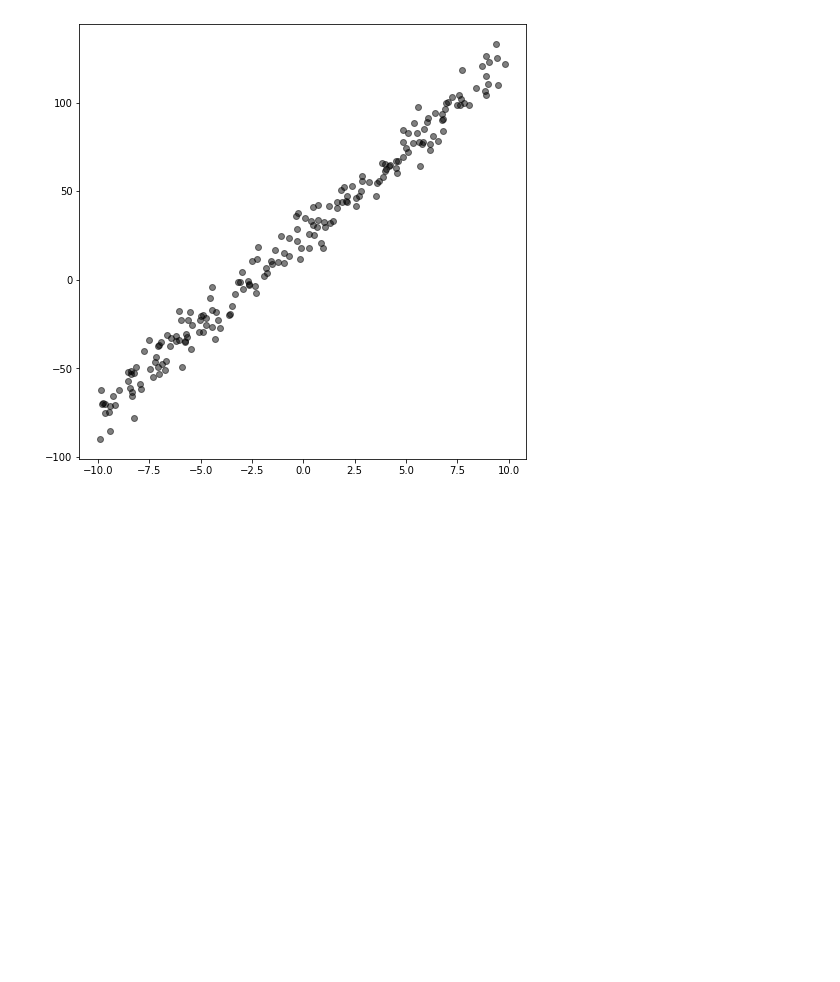
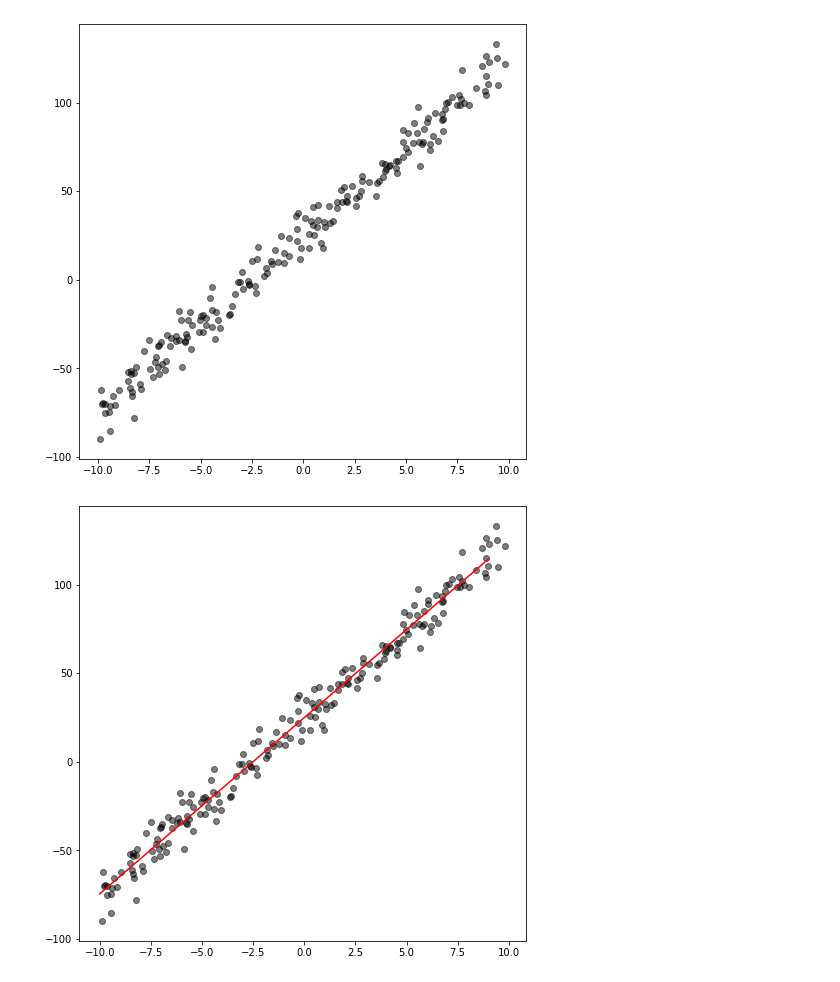
Before and after one commit to YoungsooNa/ML, a Jupyter notebook: Assignment_03/Assignment03.ipynb, the cells around one changed output. Saved outputs shown, nothing was run; the diff lists cells and outputs as text; code cells hidden in the pictures; blank space fills up the shorter version.

```diff
--- a/Assignment_03/Assignment03.ipynb
+++ b/Assignment_03/Assignment03.ipynb
@@ -47,3 +47,12 @@ for i in range(epochs):
         break
 
     prev = err1/M
+# %%
+plt.figure(figsize=(8, 8))
+plt.scatter(x_data, y_data, color="black", alpha=0.5)
+x_for_line = np.arange(-10, 10, 1)
+y_for_line = x_for_line * seta_1 + seta_0
+plt.plot(x_for_line, y_for_line, color='red')
+plt.show()
+# %% [output]
+[figure, added]
```
Also changed, not shown: parts of 3 cells of this notebook.
